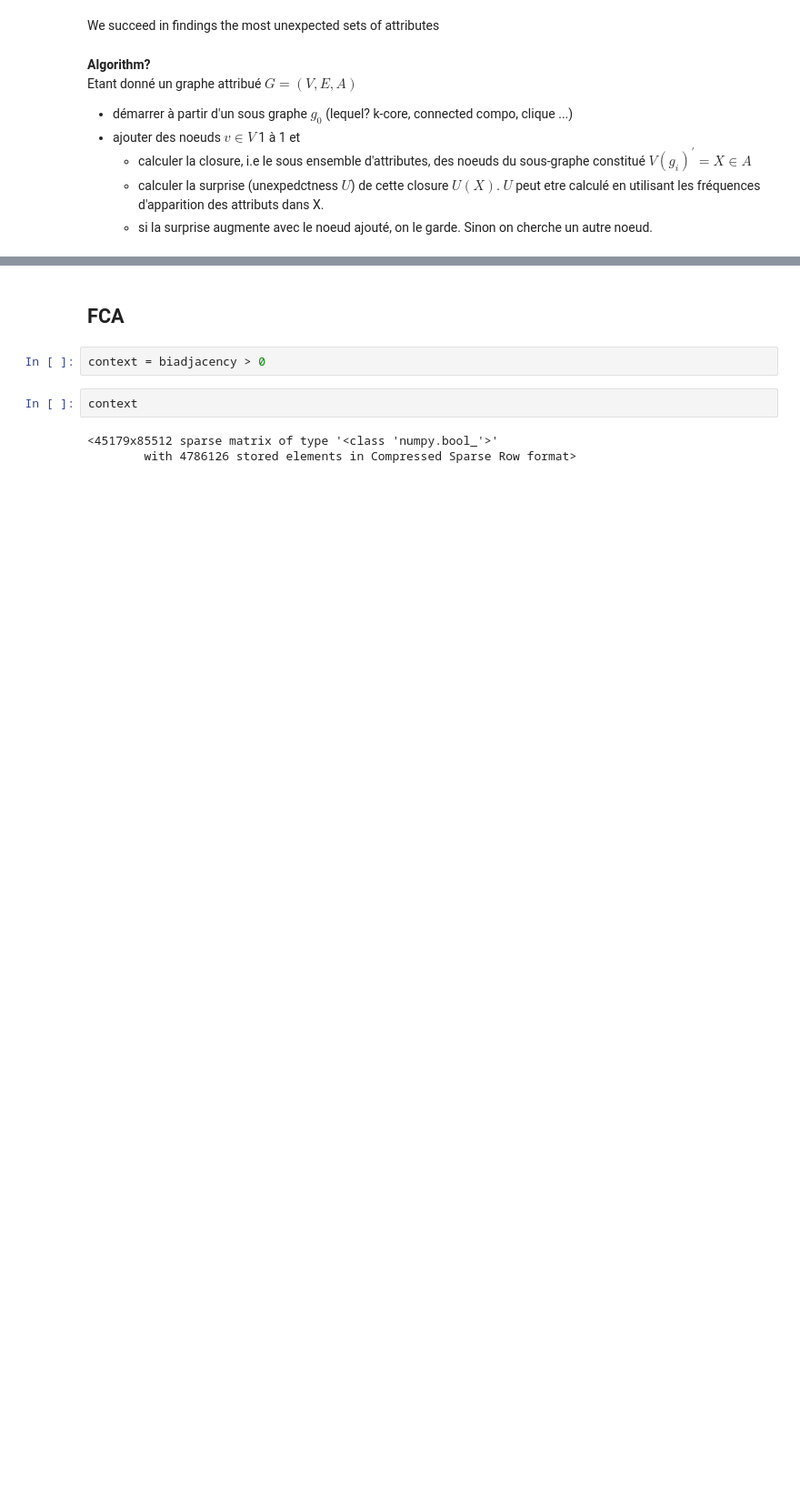
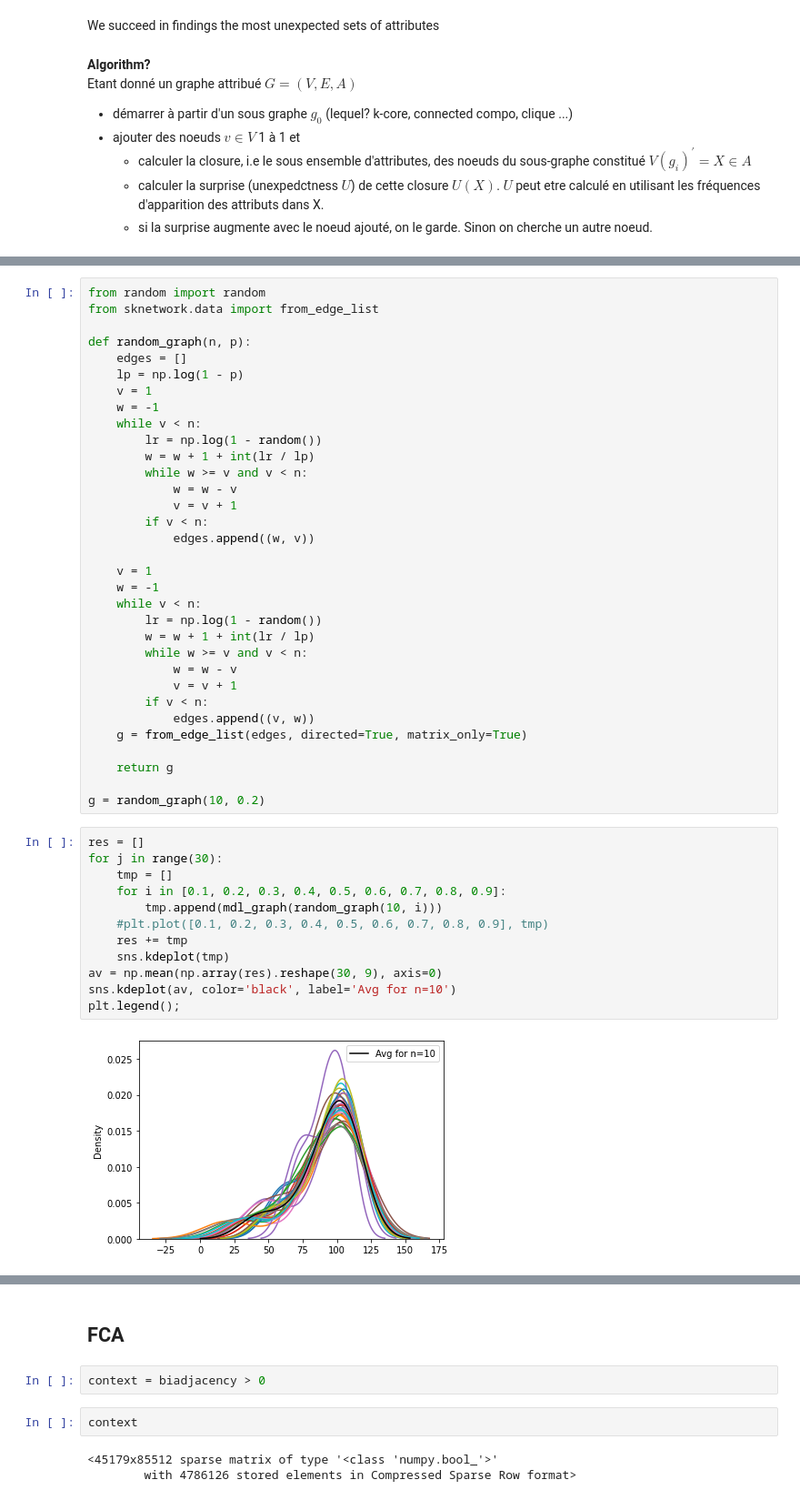
Before and after one commit to Co-MEG/CoMEG, a Jupyter notebook: notebooks/interst_pattern_mining.ipynb, the cells around one changed output, grey strips where cells are left out. Shown at 91% size. Saved outputs shown, nothing was run; the diff lists cells and outputs as text; blank space fills up the shorter version.

```diff
--- a/notebooks/interst_pattern_mining.ipynb
+++ b/notebooks/interst_pattern_mining.ipynb
@@ -156,0 +219,47 @@ Etant donné un graphe attribué $G=(V, E, A)$
+# %%
+from random import random
+from sknetwork.data import from_edge_list
+
+def random_graph(n, p):
+    edges = []
+    lp = np.log(1 - p)
+    v = 1
+    w = -1
+    while v < n:
+        lr = np.log(1 - random())
+        w = w + 1 + int(lr / lp)
+        while w >= v and v < n:
+            w = w - v
+            v = v + 1
+        if v < n:
+            edges.append((w, v))
+
+    v = 1
+    w = -1
+    while v < n:
+        lr = np.log(1 - random())
+        w = w + 1 + int(lr / lp)
+        while w >= v and v < n:
+            w = w - v
+            v = v + 1
+        if v < n:
+            edges.append((v, w))
+    g = from_edge_list(edges, directed=True, matrix_only=True)
+
+    return g
+
+g = random_graph(10, 0.2)
+# %%
+res = []
+for j in range(30):
+    tmp = []
+    for i in [0.1, 0.2, 0.3, 0.4, 0.5, 0.6, 0.7, 0.8, 0.9]:
+        tmp.append(mdl_graph(random_graph(10, i)))
+    #plt.plot([0.1, 0.2, 0.3, 0.4, 0.5, 0.6, 0.7, 0.8, 0.9], tmp)
+    res += tmp
+    sns.kdeplot(tmp)
+av = np.mean(np.array(res).reshape(30, 9), axis=0)
+sns.kdeplot(av, color='black', label='Avg for n=10')
+plt.legend();
+# %% [output]
+[figure, added]
```
Also changed, not shown: parts of 35 cells of this notebook, 1 other file.
